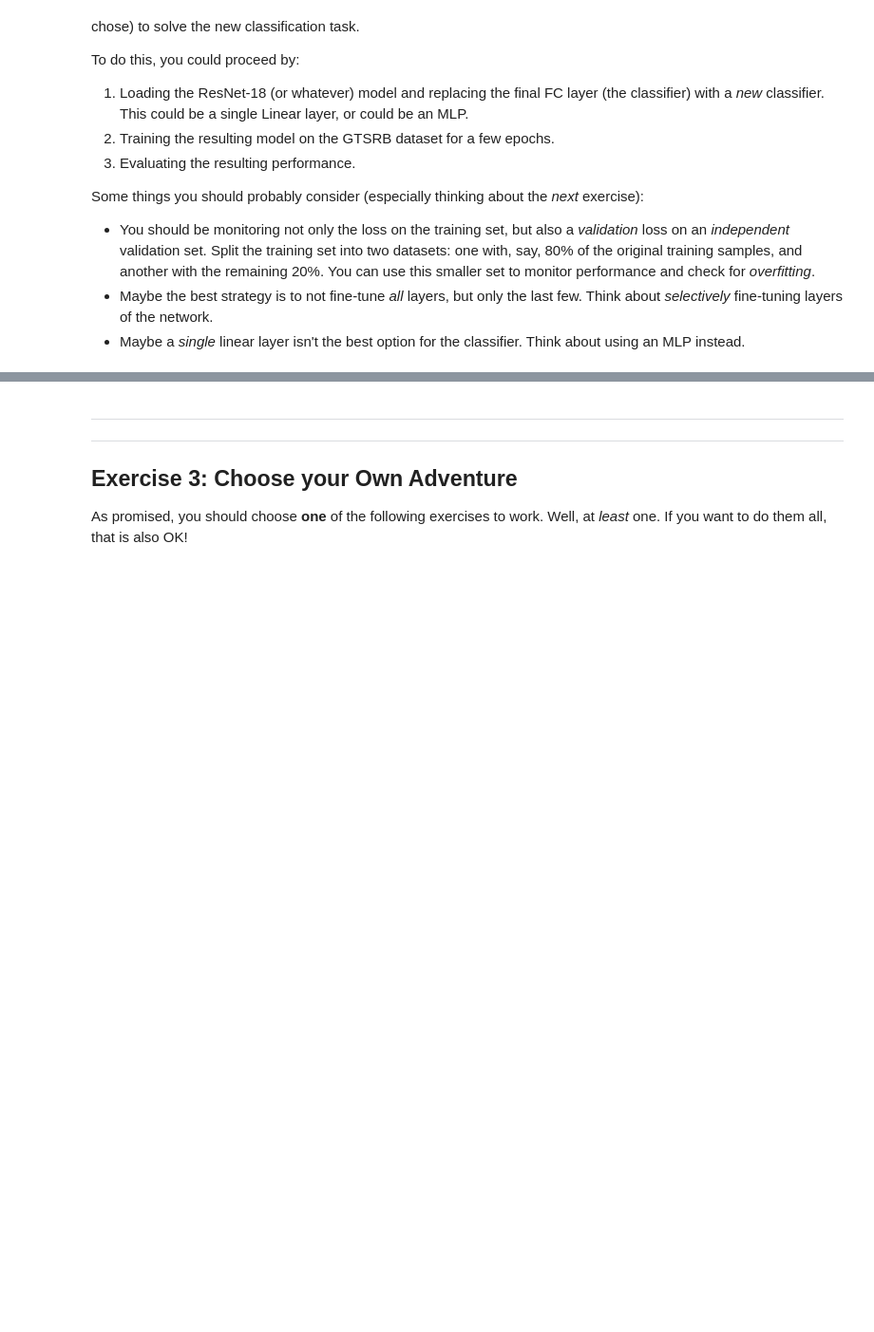
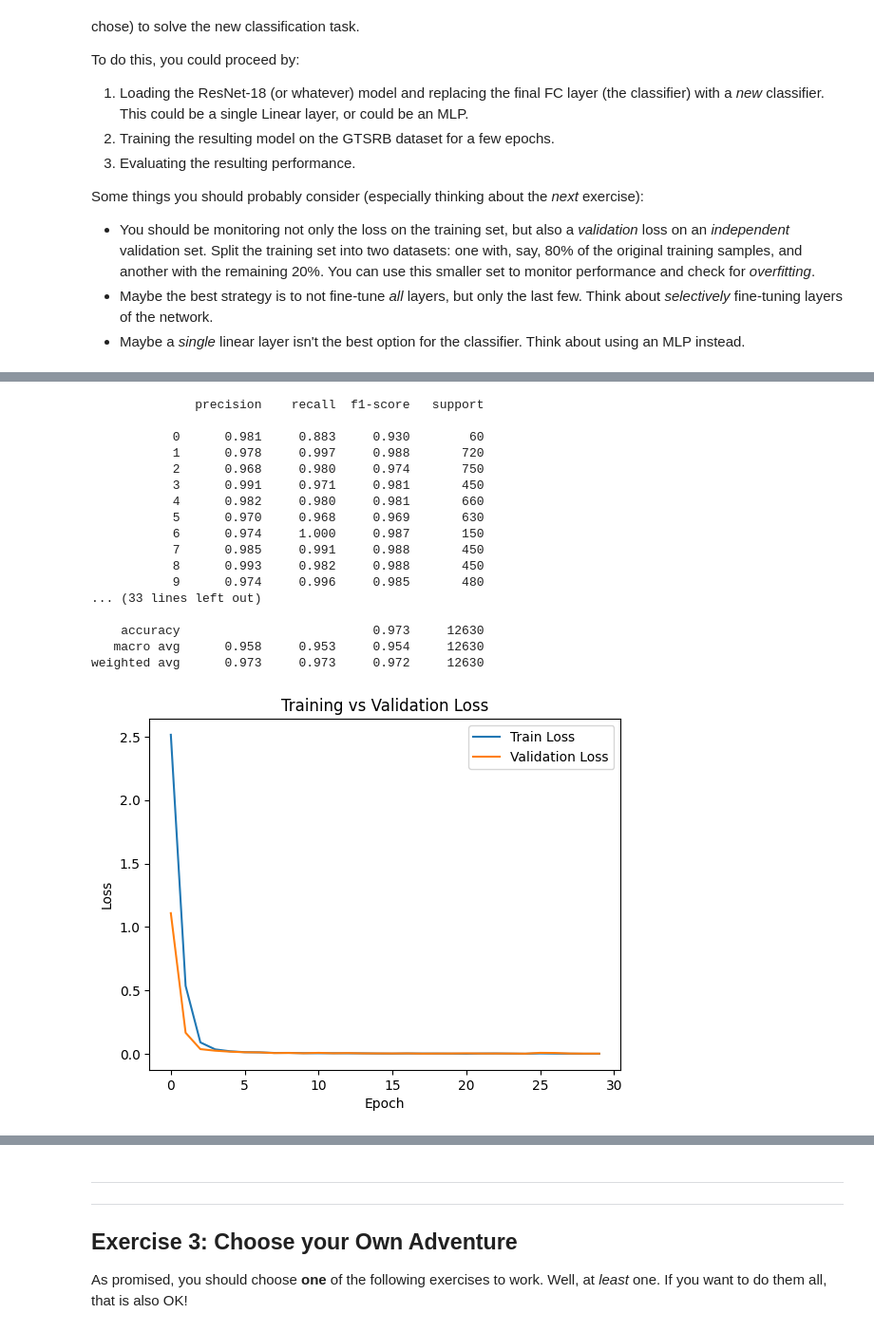
Before and after one commit to Nicco-Zanni/DLA_Homeworks, a Jupyter notebook: Homework01/DLA-Lab1.ipynb, the cells around one changed output, grey strips where cells are left out. Shown at 95% size. Cells and saved outputs as stored; diff of their text form; code cells hidden in the pictures; blank space fills up the shorter version.

```diff
--- a/Homework01/DLA-Lab1.ipynb
+++ b/Homework01/DLA-Lab1.ipynb
@@ -313,7 +314,7 @@ augmented_transform = T.Compose([
 # %%
 # Your code here.
 val_size = 0.2
-batch_size = 1024
+batch_size = 512
 generator = torch.Generator().manual_seed(1234)
 
 ds_train = GTSRB('_data/', split='train', transform=None, download=True)
@@ -343,0 +378,7 @@ Some things to think about when engineering this pipeline:
+# %%
+del model
+torch.cuda.empty_cache()
+#load Resnet50
+model = get_model('resnet50', weights='DEFAULT')
+model.fc = nn.Linear(2048, 43)
+model.to(device)
@@ -343,0 +403,39 @@ Some things to think about when engineering this pipeline:
+# %%
+epochs = 30
+lr = 0.0001
+optimizer = torch.optim.Adam(model.parameters(), lr=lr)
+
+train_losses = []
+val_losses = []
+for epoch in tqdm(range(epochs)):
+    train_losses.append(train_epoch(model, dl_train, optimizer, epoch+1, device))
+    val_losses.append(val_step(model, dl_val, epoch+1, device))
+
+plt.plot(train_losses, label='Train Loss')
+plt.plot(val_losses, label='Validation Loss')
+
+plt.legend()
+plt.xlabel('Epoch')
+plt.ylabel('Loss')
+plt.title('Training vs Validation Loss')
+(accuracy, cls_report) = evaluate_model(model, dl_test, device=device)
+print(cls_report)
+# %% [output]
+              precision    recall  f1-score   support
+
+           0      0.981     0.883     0.930        60
+           1      0.978     0.997     0.988       720
+           2      0.968     0.980     0.974       750
+           3      0.991     0.971     0.981       450
+           4      0.982     0.980     0.981       660
+           5      0.970     0.968     0.969       630
+           6      0.974     1.000     0.987       150
+           7      0.985     0.991     0.988       450
+           8      0.993     0.982     0.988       450
+           9      0.974     0.996     0.985       480
+... (33 lines left out)
+
+    accuracy                          0.973     12630
+   macro avg      0.958     0.953     0.954     12630
+weighted avg      0.973     0.973     0.972     12630
+[figure, added]
```
Also changed, not shown: parts of 12 cells of this notebook.
